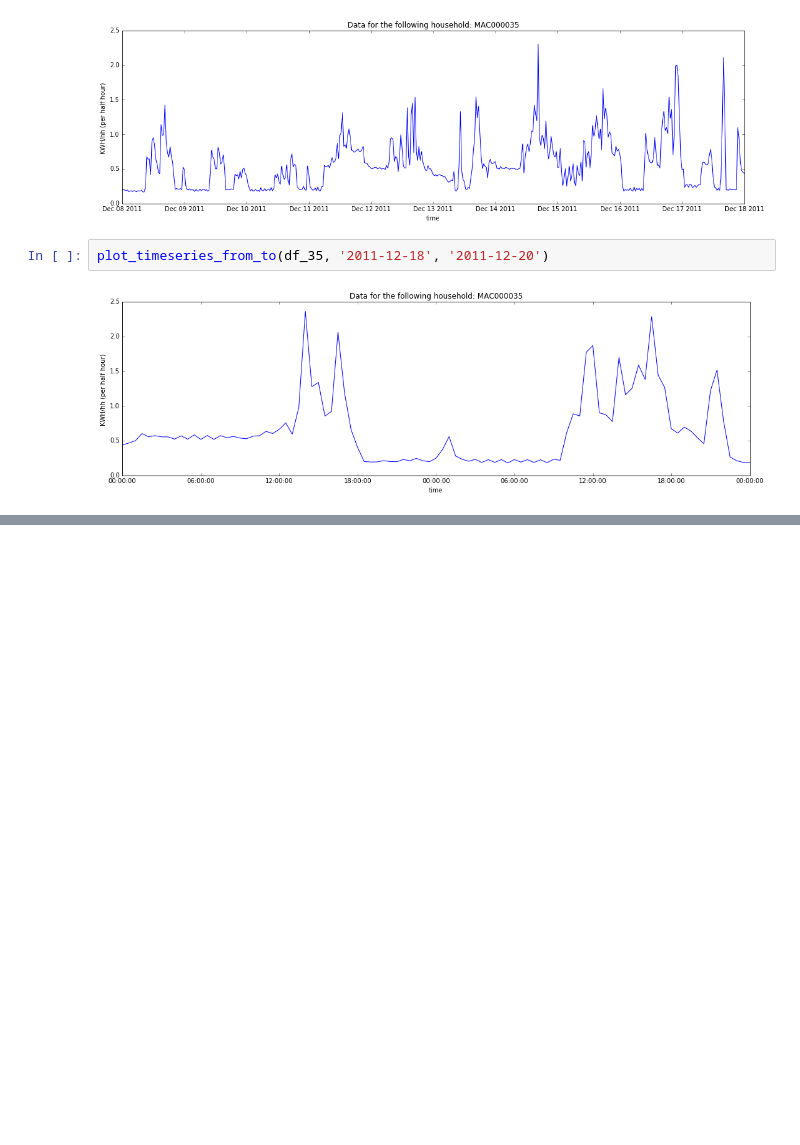
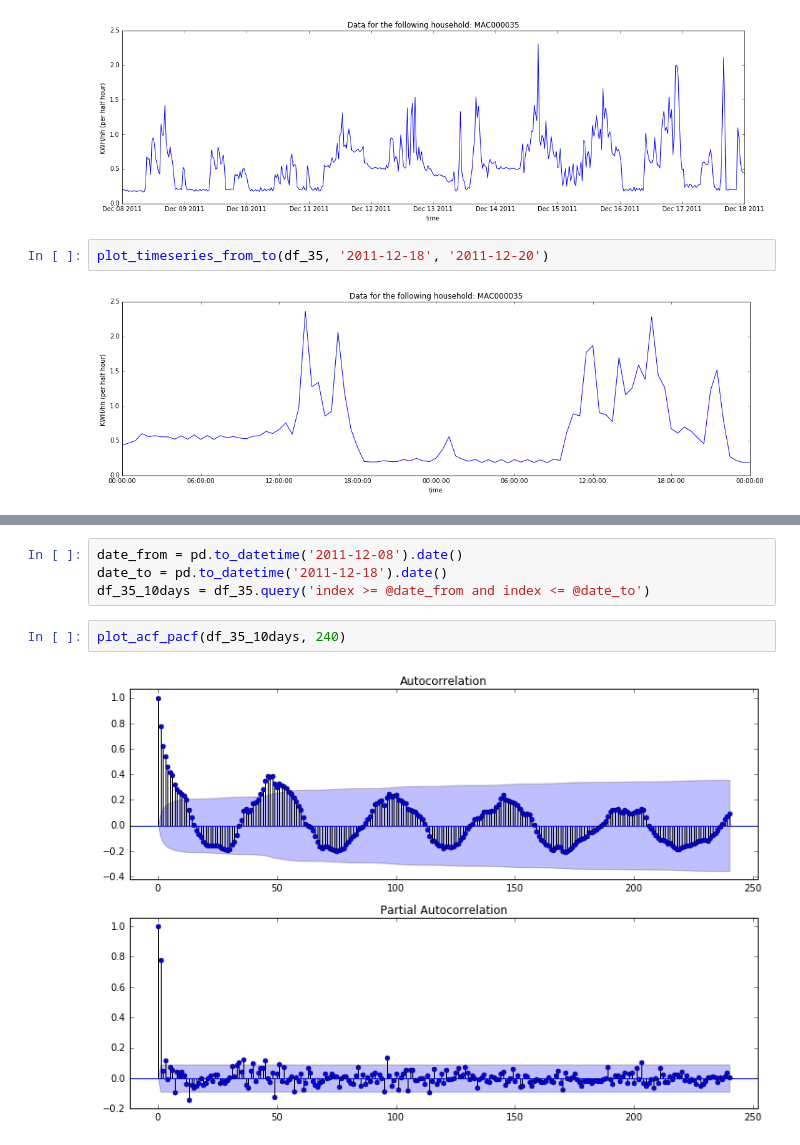
Before and after one commit to AnatolyPavlov/smart-battery-for-smart-energy-usage, a Jupyter notebook: eda/EDA_single_household.ipynb, the cells around one changed output, grey strips where cells are left out. Saved outputs shown, nothing was run; the diff lists cells and outputs as text; blank space fills up the shorter version.

```diff
--- a/eda/EDA_single_household.ipynb
+++ b/eda/EDA_single_household.ipynb
@@ -185,0 +210,8 @@ plot_timeseries_from_to(df_35, '2011-12-18', '2011-12-20')
+# %%
+date_from = pd.to_datetime('2011-12-08').date()
+date_to = pd.to_datetime('2011-12-18').date()
+df_35_10days = df_35.query('index >= @date_from and index <= @date_to')
+# %%
+plot_acf_pacf(df_35_10days, 240)
+# %% [output]
+[figure, added]
```
Also changed, not shown: parts of 22 cells of this notebook.
